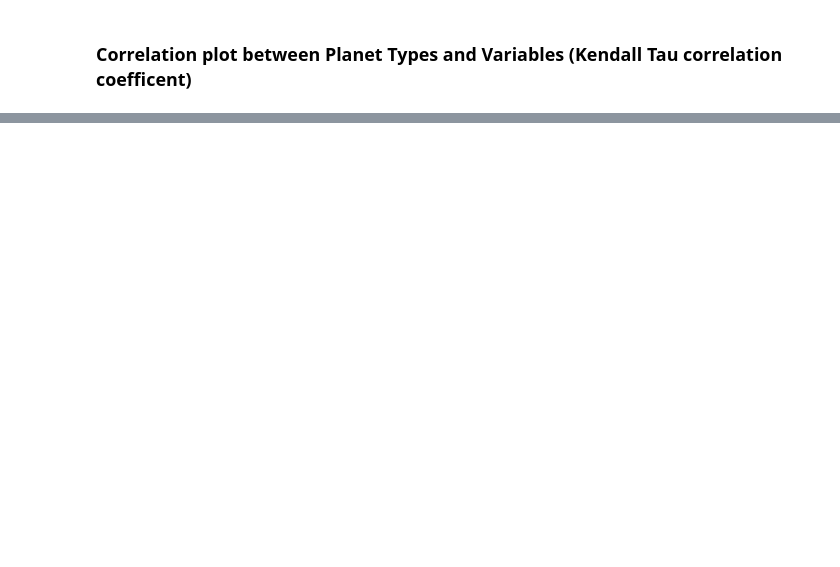
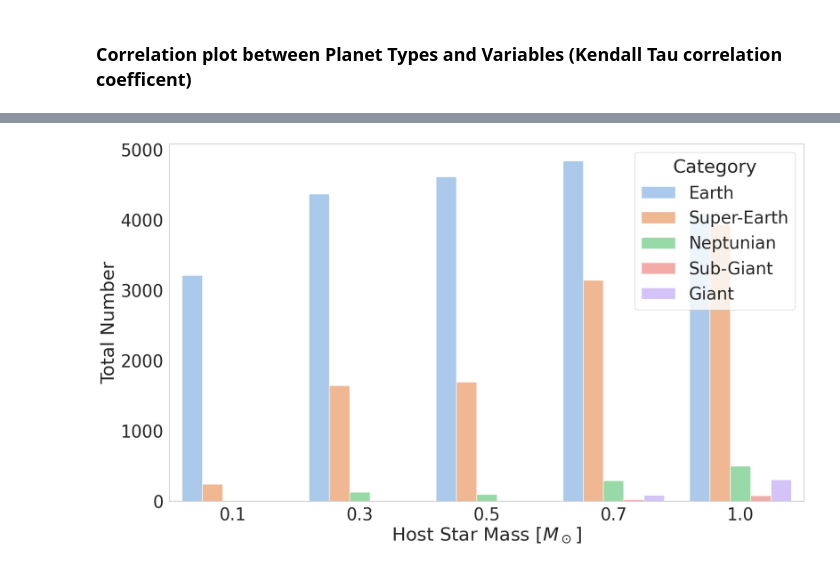
Before and after one commit to ChrisBoettner/skaro, a Jupyter notebook: notebooks/Original_NGPPS_sample.ipynb, the cells around one changed output, grey strips where cells are left out. Cells and saved outputs as stored; diff of their text form; code cells hidden in the pictures; blank space fills up the shorter version.

```diff
--- a/notebooks/Original_NGPPS_sample.ipynb
+++ b/notebooks/Original_NGPPS_sample.ipynb
@@ -101,0 +131,19 @@ correlation_plot = sns.heatmap(
+# %%
+host_star_mass_list = [0.1, 0.3, 0.5, 0.7, 1]
+planet_model = PlanetModel(num_embryos)
+results = pd.DataFrame()
+for mass in host_star_mass_list:
+    results[mass] = planet_model.prediction(
+    categories,
+    mass,
+    variables=original_variables,
+    return_full=False,
+    neighbors=1,
+).sum()
+results = results.T.reset_index().rename({"index":r"Host Star Mass [$M_\odot$]"}, axis="columns")
+# %%
+results_long_format = results.melt(id_vars=r"Host Star Mass [$M_\odot$]", var_name="Category", value_name="Total Number")
+host_star_mass_plot = sns.barplot(x=r"Host Star Mass [$M_\odot$]", y="Total Number", hue="Category", data=results_long_format)
+host_star_mass_plot.figure.savefig("plots/original_sample_host_star_mass.pdf")
+# %% [output]
+[figure, added]
```
Also changed, not shown: parts of 11 cells of this notebook, 9 other files.
